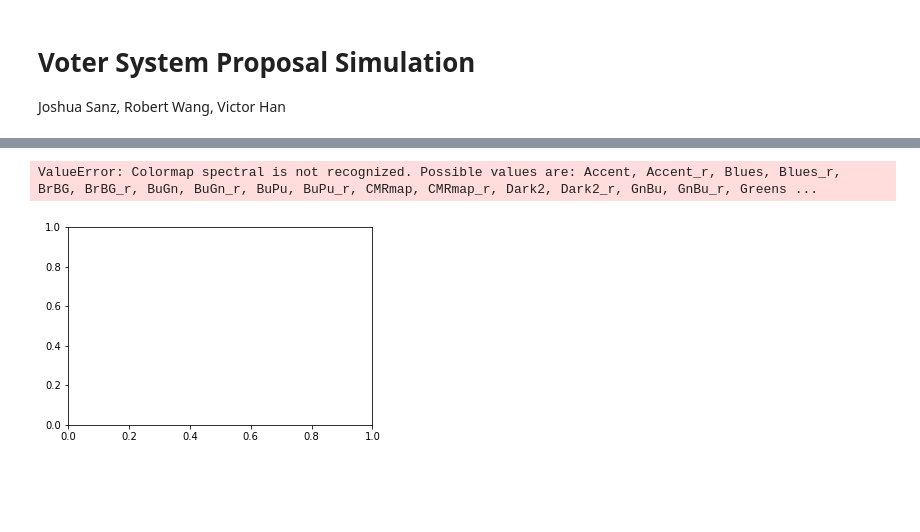
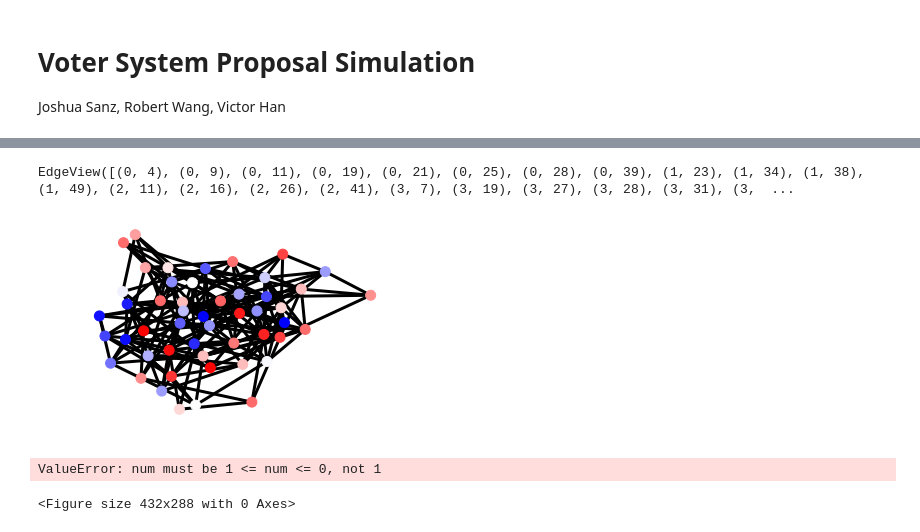
Before and after one commit to vhan95/EECS126_project, a Jupyter notebook: proposal.ipynb, the cells around one changed output, grey strips where cells are left out. Saved outputs shown, nothing was run; the diff lists cells and outputs as text; code cells hidden in the pictures; blank space fills up the shorter version.

Commit message:
Basic voter model initialization

```diff
--- a/proposal.ipynb
+++ b/proposal.ipynb
@@ -21,15 +25,25 @@ import scipy.stats as stats
 plt.rcParams['figure.figsize'] = 12, 8
 # %%
 er = nx.erdos_renyi_graph(50, 0.15)
+# %%
+er.edges
+# %% [output]
+EdgeView([(0, 4), (0, 9), (0, 11), (0, 19), (0, 21), (0, 25), (0, 28), (0, 39), (1, 23), (1, 34), (1, 38), (1, 49), (2, 11), (2, 16), (2, 26), (2, 41), (3, 7), (3, 19), (3, 27), (3, 28), (3, 31), (3,  ...
 # %%
 options = {
     'node_color': np.random.rand(50),
     'node_size': 100,
     'width': 3,
-    'cmap': 'spectral'
+    'cmap': 'bwr'
 }
 plt.subplot(221)
 nx.draw(er, **options)
 # %% [output]
-ValueError: Colormap spectral is not recognized. Possible values are: Accent, Accent_r, Blues, Blues_r, BrBG, BrBG_r, BuGn, BuGn_r, BuPu, BuPu_r, CMRmap, CMRmap_r, Dark2, Dark2_r, GnBu, GnBu_r, Greens ...
-[figure, old version]
+[figure, new version]
+# %%
+vm = VoterModel(voting='simple')
+vm.initialize('all_rand')
+vm.draw()
+# %% [output]
+ValueError: num must be 1 <= num <= 0, not 1
+<Figure size 432x288 with 0 Axes>
```
Also changed, not shown: parts of 1 cell of this notebook, 1 other file.
